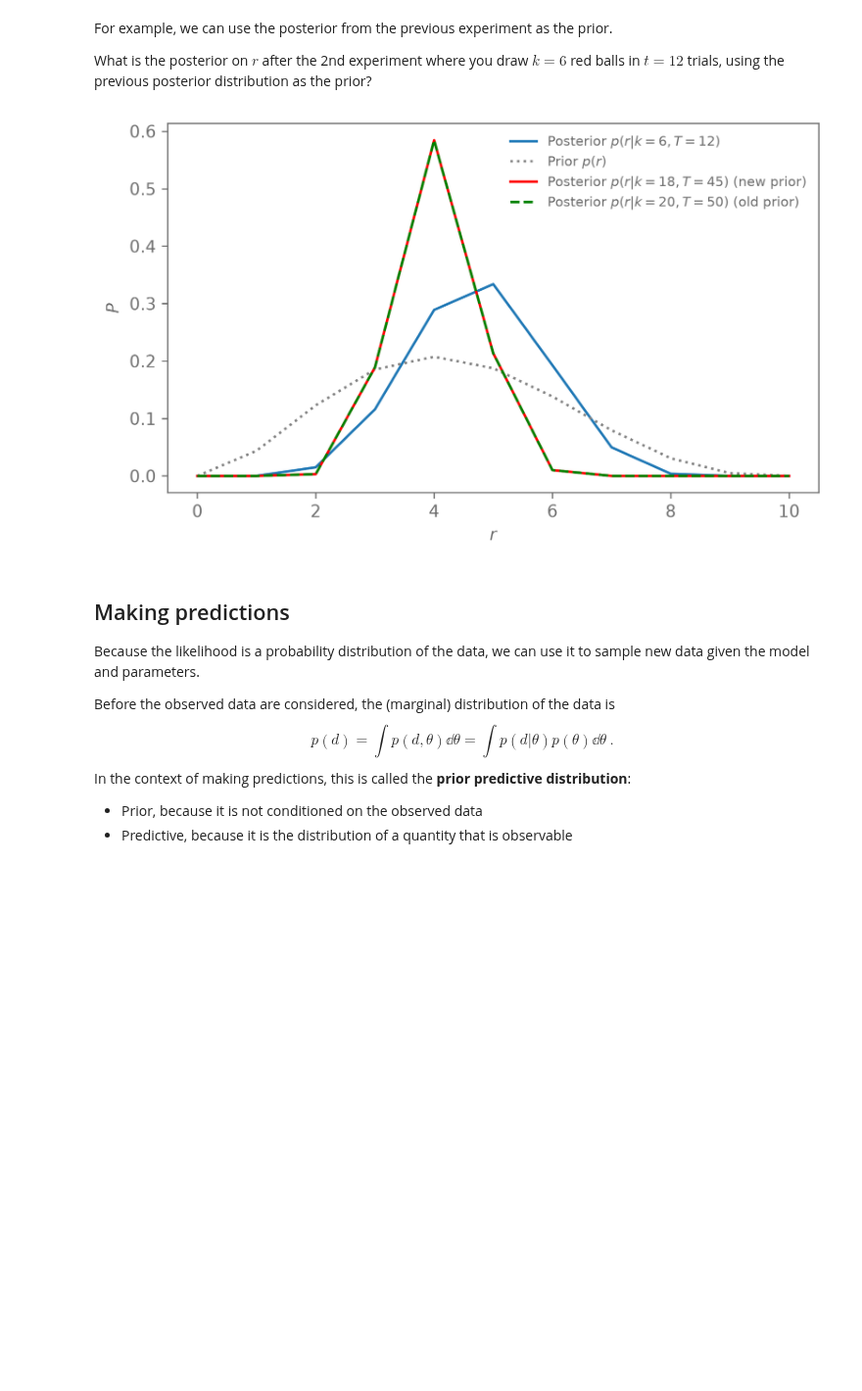
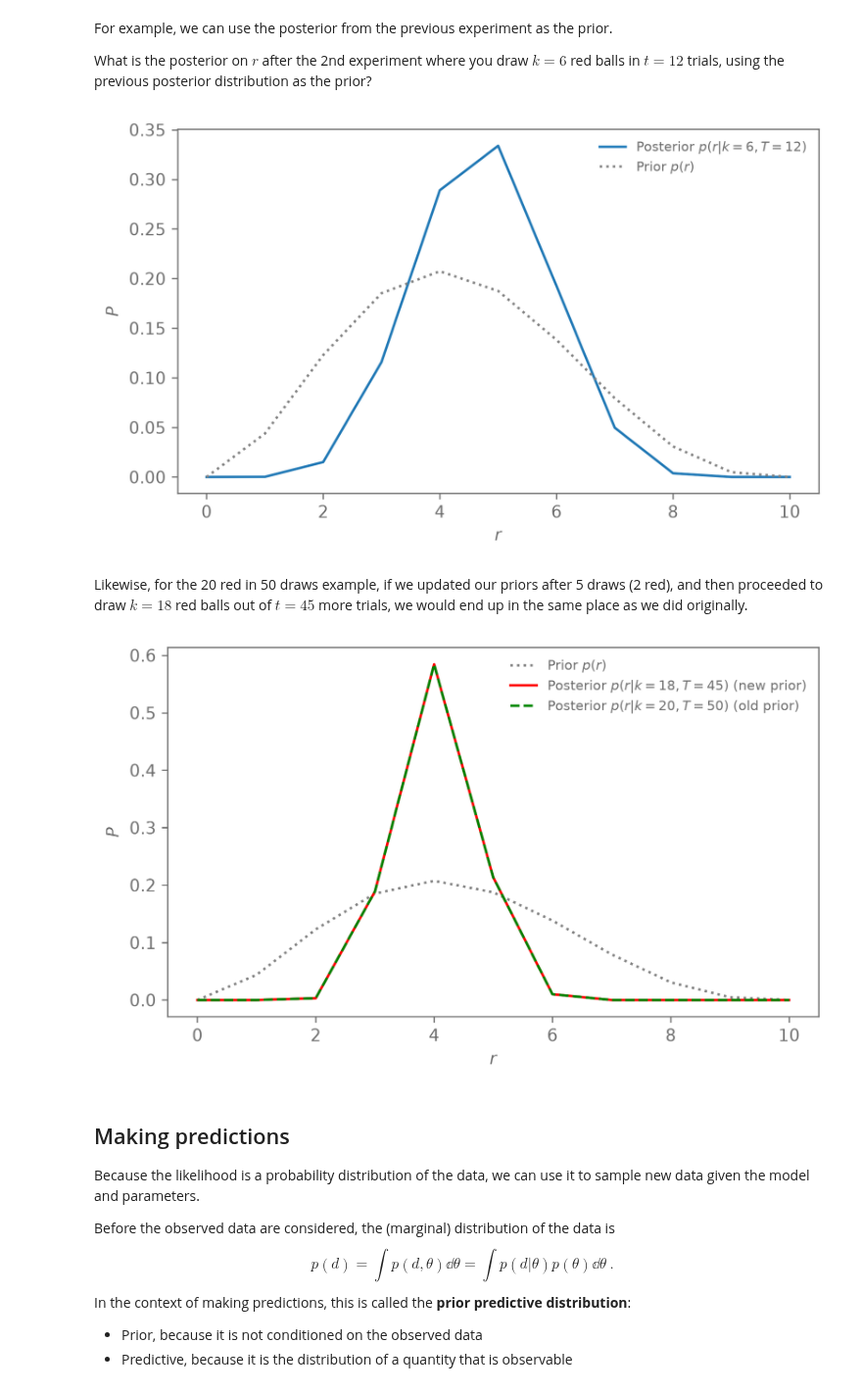
Before and after one commit to LouisPLaschinger/Bayesian-Stats-HS2026, a Jupyter notebook: lectures/week4_intro_to_bayes.ipynb, the cells around one changed output. Shown at 98% size. Cells and saved outputs as stored; diff of their text form; code cells hidden in the pictures; blank space fills up the shorter version.

```diff
--- a/lectures/week4_intro_to_bayes.ipynb
+++ b/lectures/week4_intro_to_bayes.ipynb
@@ -180,13 +180,25 @@ updated_posterior_18_45 /= np.sum(updated_posterior_18_45)
 
 plt.plot(r, updated_posterior_6_12, label="Posterior $p(r|k=6, T=12)$")
 plt.plot(r, posterior_2_5, c="grey", ls=":", label="Prior $p(r)$")
-plt.plot(r, updated_posterior_18_45, label="Posterior $p(r|k=18, T=45)$ (new prior)", c="red")
-plt.plot(r, posterior_20_50, c="green", ls="--", label="Posterior $p(r | k=20, T=50)$ (old prior)")
+# plt.plot(r, updated_posterior_18_45, label="Posterior $p(r|k=18, T=45)$ (new prior)", c="red")
+# plt.plot(r, posterior_20_50, c="green", ls="--", label="Posterior $p(r | k=20, T=50)$ (old prior)")
 plt.legend(fontsize=8)
 plt.ylabel("$P$")
 plt.xlabel("$r$");
 # %% [output]
-[figure, old version]
+[figure, new version]
+# %% [markdown]
+Likewise, for the 20 red in 50 draws example, if we updated our priors after 5 draws (2 red), and then proceeded to draw $k=18$ red balls out of $t=45$ more trials, we would end up in the same place as we did originally.
+# %%
+plt.plot(r, posterior_2_5, c="grey", ls=":", label="Prior $p(r)$")
+plt.plot(r, updated_posterior_18_45, label="Posterior $p(r|k=18, T=45)$ (new prior)", c="red")
+plt.plot(r, posterior_20_50, c="green", ls="--", label="Posterior $p(r | k=20, T=50)$ (old prior)")
+plt.legend(loc='upper right', fontsize=8)
+plt.ylabel("$P$")
+plt.xlabel("$r$");
+plt.show()
+# %% [output]
+[figure, added]
 # %% [markdown]
 ## Making predictions
 
```
Also changed, not shown: parts of 1 cell of this notebook, 1 other file.
